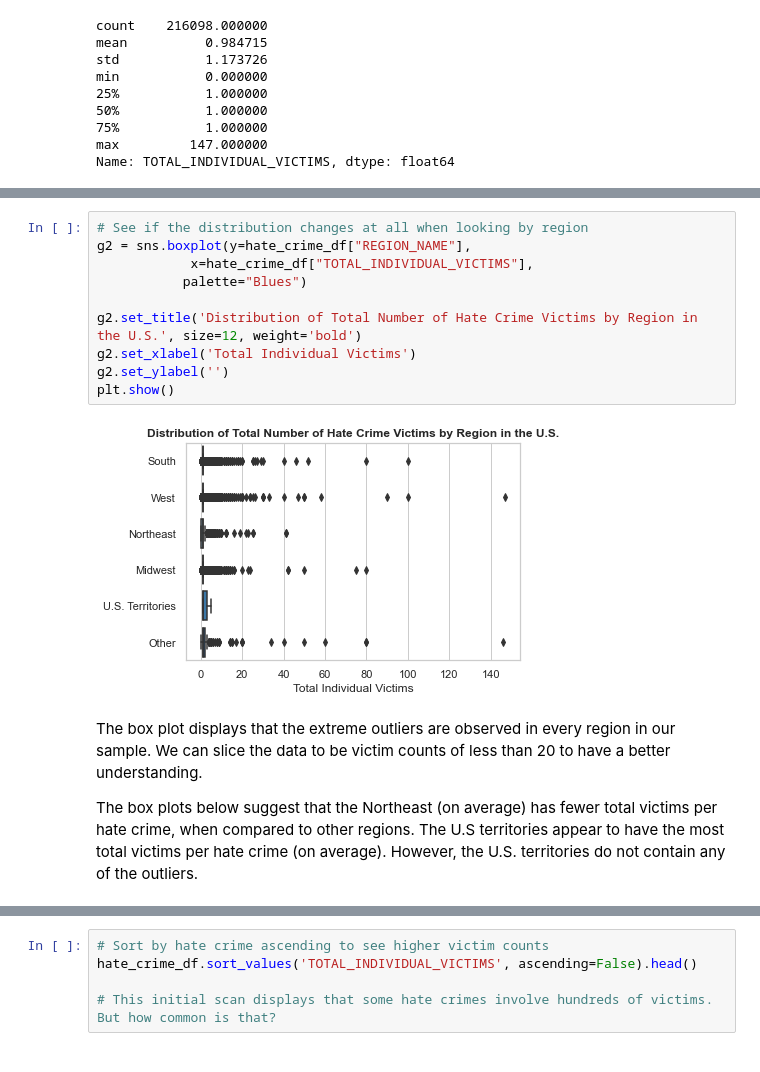
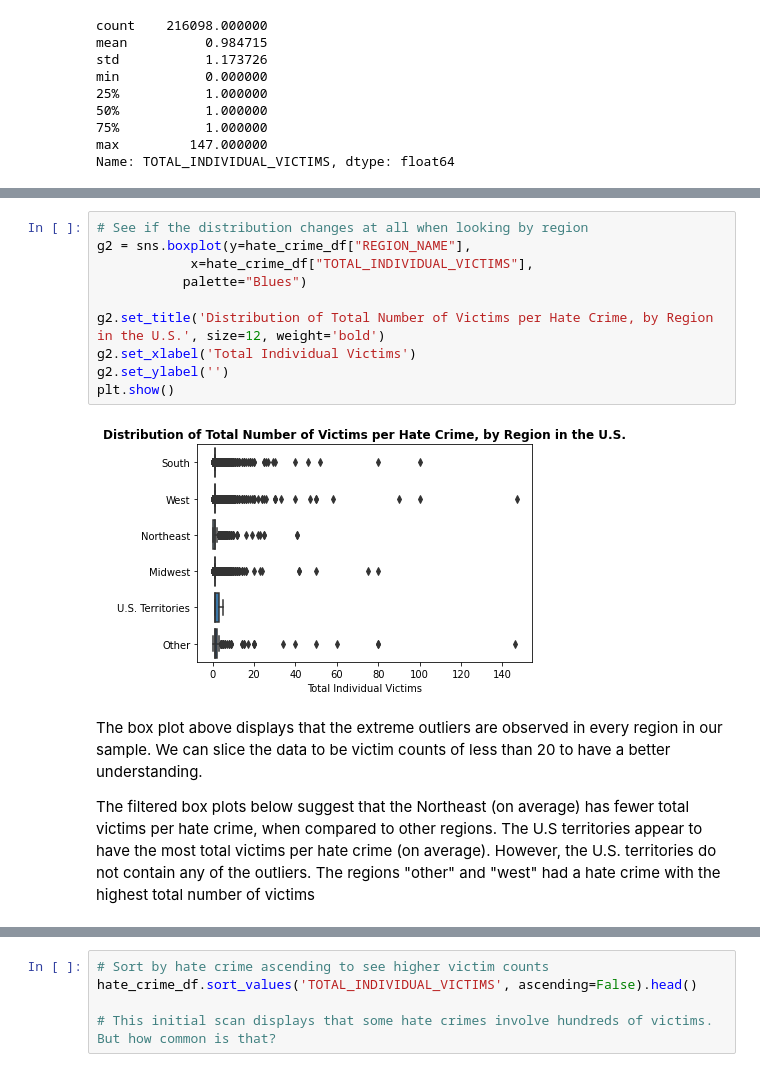
Before and after one commit to artolon/Exploratory_Analysis_Project, a Jupyter notebook: AT_Hate_Crime_Analysis.ipynb, the cells around one changed output, grey strips where cells are left out. Cells and saved outputs as stored; diff of their text form.

```diff
--- a/AT_Hate_Crime_Analysis.ipynb
+++ b/AT_Hate_Crime_Analysis.ipynb
@@ -360,18 +377,19 @@ We can also view the box plots by region to see if these outliers exist in every
 # %%
 # See if the distribution changes at all when looking by region
 g2 = sns.boxplot(y=hate_crime_df["REGION_NAME"],
             x=hate_crime_df["TOTAL_INDIVIDUAL_VICTIMS"],
            palette="Blues")
 
-g2.set_title('Distribution of Total Number of Hate Crime Victims by Region in the U.S.', size=12, weight='bold')
+g2.set_title('Distribution of Total Number of Victims per Hate Crime, by Region in the U.S.', size=12, weight='bold')
 g2.set_xlabel('Total Individual Victims')
 g2.set_ylabel('')
 plt.show()
 # %% [output]
-[figure, old version]
+[figure, new version]
 # %% [markdown]
-The box plot displays that the extreme outliers are observed in every region in our sample. We can slice the data to be victim counts of less than 20 to have a better understanding.
+The box plot above displays that the extreme outliers are observed in every region in our sample. We can slice the data to be victim counts of less than 20 to have a better understanding.
 
-The box plots below suggest that the Northeast (on average) has fewer total victims per hate crime, when compared to other regions. The U.S territories appear to have the most total victims per hate crime (on average). However, the U.S. territories do not contain any of the outliers.
+
+The filtered box plots below suggest that the Northeast (on average) has fewer total victims per hate crime, when compared to other regions. The U.S territories appear to have the most total victims per hate crime (on average). However, the U.S. territories do not contain any of the outliers. The regions "other" and "west" had a hate crime with the highest total number of victims
 # %%
 # See if the distribution changes at all when looking by region
```
Also changed, not shown: parts of 20 cells of this notebook.
